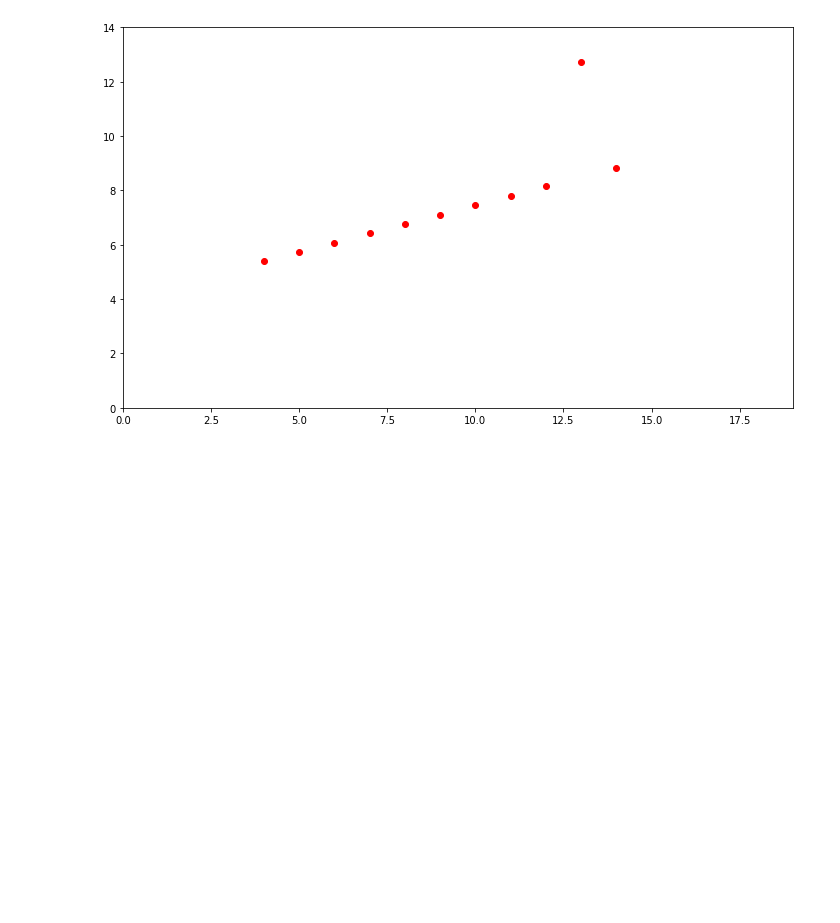
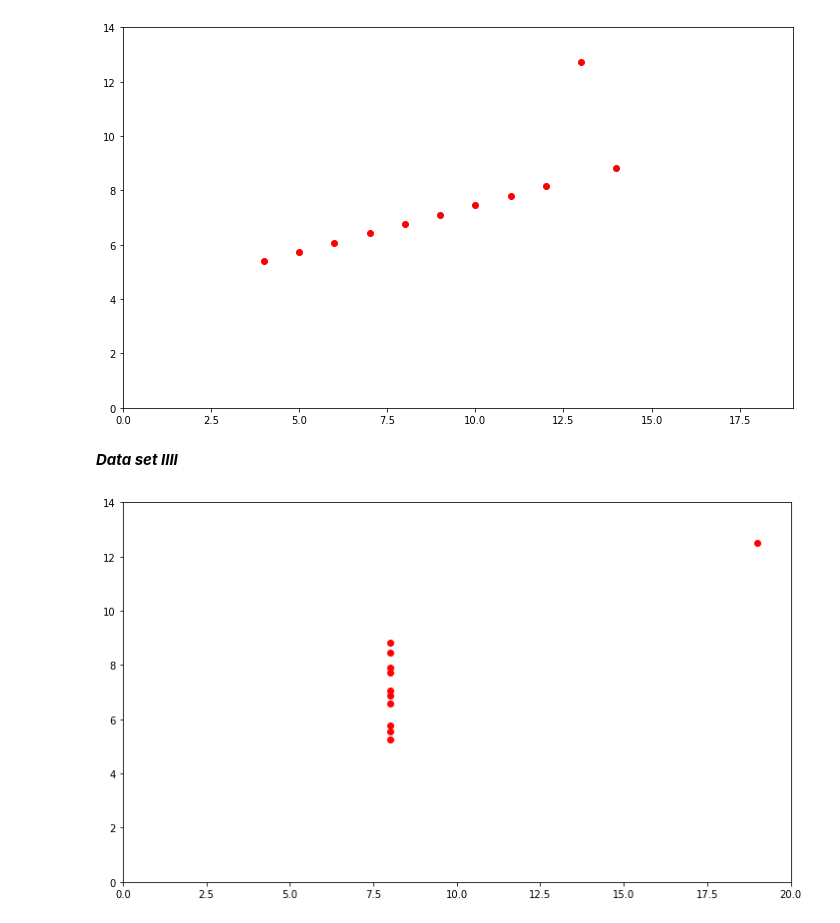
Before and after one commit to Nayade2lu/anscombes, a Jupyter notebook: Anscombes.ipynb, the cells around one changed output. Drawn from its saved outputs; the diff is of its cells as text; code cells hidden in the pictures; blank space fills up the shorter version.

Commit message:
plotting data set numer IIII

```diff
--- a/Anscombes.ipynb
+++ b/Anscombes.ipynb
@@ -85,3 +85,13 @@ plt.axis([0, 19, 0, 14])
 plt.show()
 # %% [output]
 [figure]
+# %% [markdown]
+***Data set IIII***
+# %%
+#plot the visualisation with the fourth set of arrays
+import matplotlib.pyplot as plt
+plt.plot([8.0,8.0,8.0,8.0,8.0,8.0,8.0,19.0,8.0,8.0,8.0], [6.58,5.76,7.71,8.84,8.47,7.04,5.25,12.50,5.56,7.91,6.89], 'ro')
+plt.axis([0, 20, 0, 14])
+plt.show()
+# %% [output]
+[figure, added]
```
